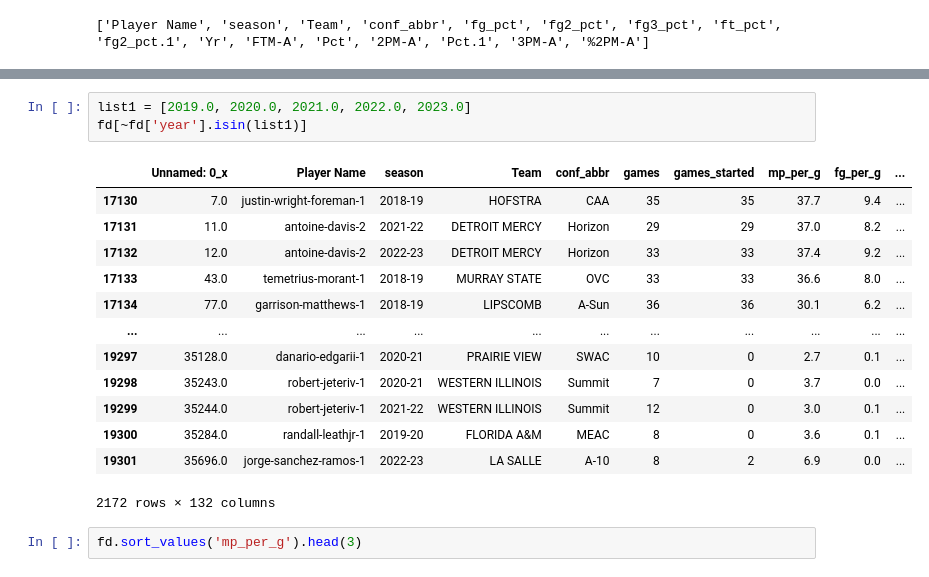
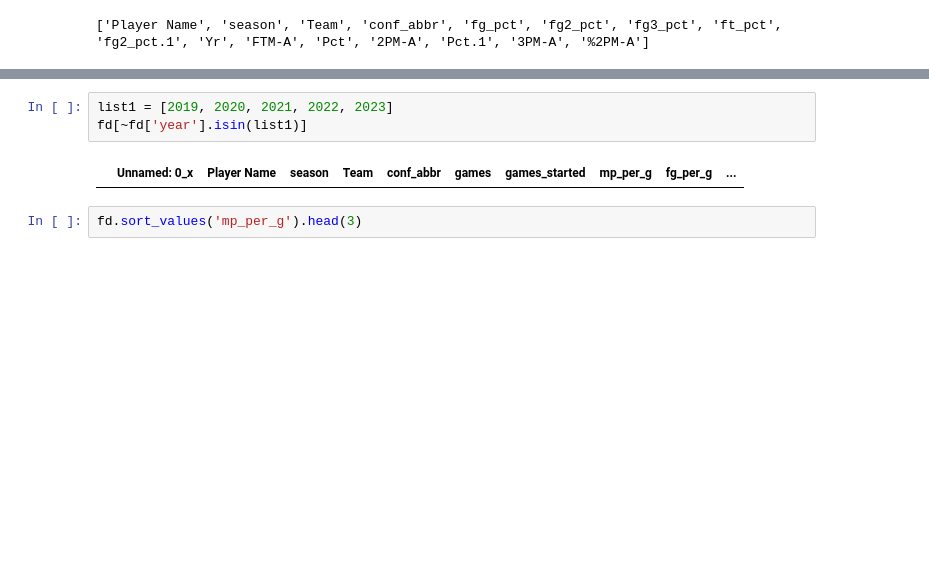
Before and after one commit to zainhoda1/Capstone-project, a Jupyter notebook: Analysis files/Model Execution- Zain.ipynb, the cells around one changed output, grey strips where cells are left out. Drawn from its saved outputs; the diff is of its cells as text; blank space fills up the shorter version.

```diff
--- a/Analysis files/Model Execution- Zain.ipynb
+++ b/Analysis files/Model Execution- Zain.ipynb
@@ -116,20 +116,8 @@ list(fd['year'].unique())
 # %%
-list1 = [2019.0, 2020.0, 2021.0, 2022.0, 2023.0]
+list1 = [2019, 2020, 2021, 2022, 2023]
 fd[~fd['year'].isin(list1)]
 # %% [output]
 |  | Unnamed: 0_x | Player Name | season | Team | conf_abbr | games | games_started | mp_per_g | fg_per_g | ... |
-| 17130 | 7.0 | justin-wright-foreman-1 | 2018-19 | HOFSTRA | CAA | 35 | 35 | 37.7 | 9.4 | ... |
-| 17131 | 11.0 | antoine-davis-2 | 2021-22 | DETROIT MERCY | Horizon | 29 | 29 | 37.0 | 8.2 | ... |
-| 17132 | 12.0 | antoine-davis-2 | 2022-23 | DETROIT MERCY | Horizon | 33 | 33 | 37.4 | 9.2 | ... |
-| 17133 | 43.0 | temetrius-morant-1 | 2018-19 | MURRAY STATE | OVC | 33 | 33 | 36.6 | 8.0 | ... |
-| 17134 | 77.0 | garrison-matthews-1 | 2018-19 | LIPSCOMB | A-Sun | 36 | 36 | 30.1 | 6.2 | ... |
-| ... | ... | ... | ... | ... | ... | ... | ... | ... | ... | ... |
-| 19297 | 35128.0 | danario-edgarii-1 | 2020-21 | PRAIRIE VIEW | SWAC | 10 | 0 | 2.7 | 0.1 | ... |
-| 19298 | 35243.0 | robert-jeteriv-1 | 2020-21 | WESTERN ILLINOIS | Summit | 7 | 0 | 3.7 | 0.0 | ... |
-| 19299 | 35244.0 | robert-jeteriv-1 | 2021-22 | WESTERN ILLINOIS | Summit | 12 | 0 | 3.0 | 0.1 | ... |
-| 19300 | 35284.0 | randall-leathjr-1 | 2019-20 | FLORIDA A&M | MEAC | 8 | 0 | 3.6 | 0.1 | ... |
-| 19301 | 35696.0 | jorge-sanchez-ramos-1 | 2022-23 | LA SALLE | A-10 | 8 | 2 | 6.9 | 0.0 | ... |
-2172 rows × 132 columns
 # %%
 fd.sort_values('mp_per_g').head(3)
 # %% [output]
```
Also changed, not shown: parts of 4 cells of this notebook, 3 other files.
